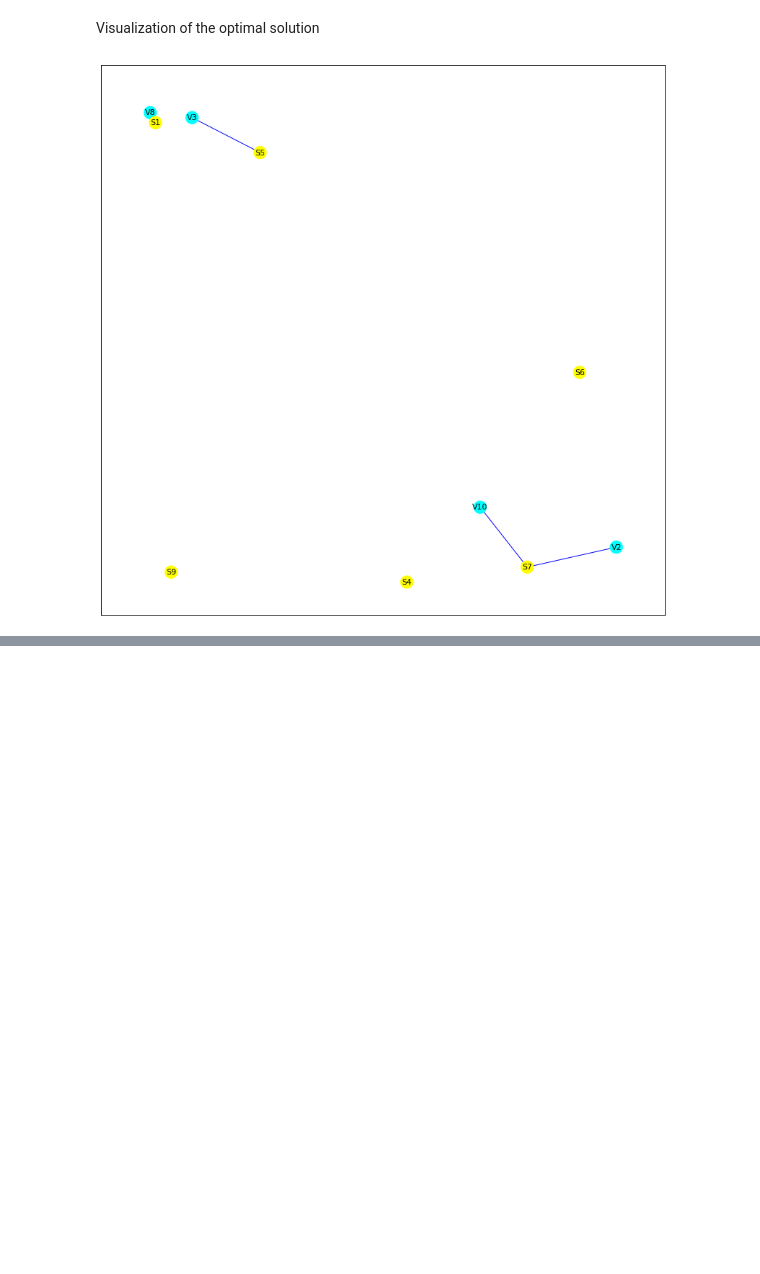
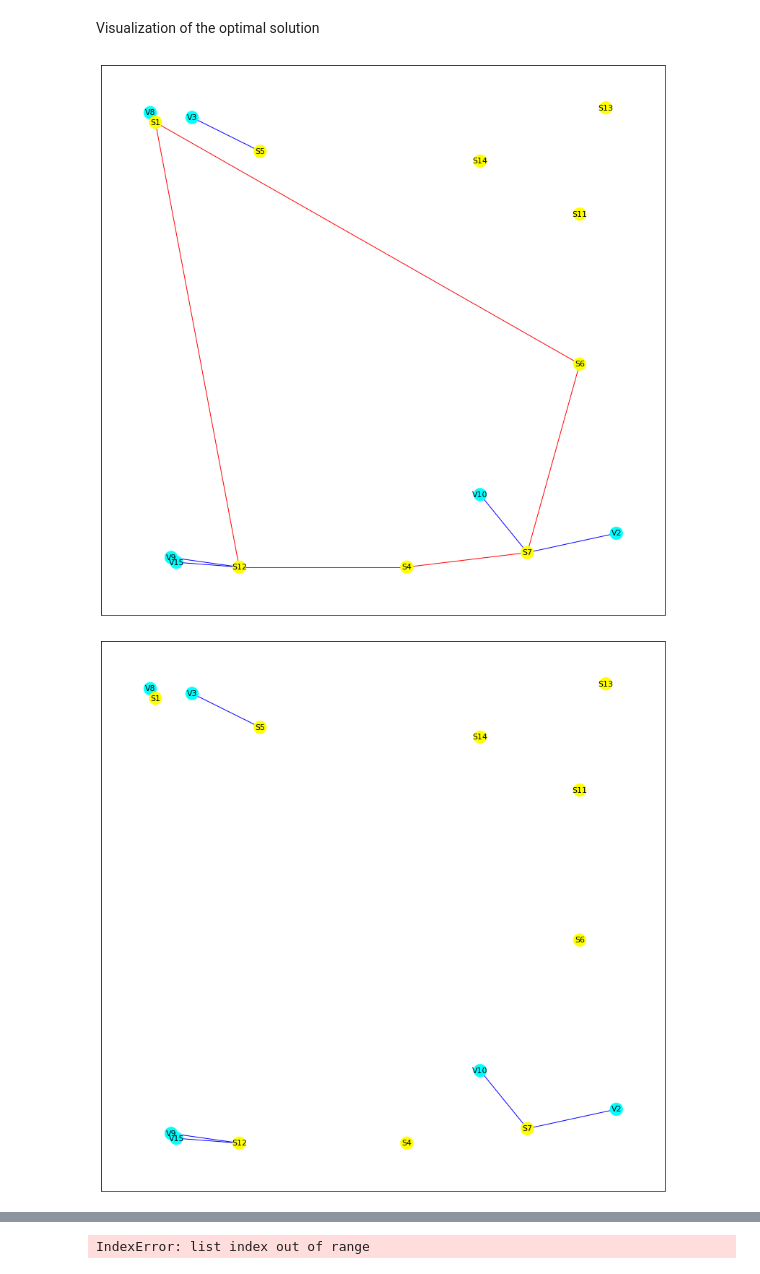
Before and after one commit to Nicola-Taddei/RoboMarkt, a Jupyter notebook: RobotMarkt.ipynb, the cells around one changed output, grey strips where cells are left out. Cells and saved outputs as stored; diff of their text form; code cells hidden in the pictures; blank space fills up the shorter version.

Commit message:
Fixed path bug

```diff
--- a/RobotMarkt.ipynb
+++ b/RobotMarkt.ipynb
@@ -10,7 +10,7 @@ from math import sqrt, pow
 from robomarkt_0 import Cx, Cy, usable, Dc, maxdist, mindist, maxstores, Fc, Vc
 
 # reduce problem size
-n = 10
+n = 15
 Cx = Cx[0:n]
 Cy = Cy[0:n]
 usable = usable[0:n]
@@ -77,7 +77,7 @@ for t in trucks:
     m_exact.add_constr(mip.xsum(trucks_visits[t][i] for i in villages) <= maxstores + 1)
 
 # every store has to be refilled
-for i in villages[1:-1]:    #the base location is considered automatically refilled
+for i in villages[1:n]:    #the base location is considered automatically refilled
     m_exact.add_constr(mip.xsum(trucks_visits[t][i] for t in trucks) == stores[i])
 
 # the path of each truck is an Hamiltonian cicle between the chosen stores
@@ -91,7 +91,7 @@ for t in trucks:
 for t in trucks:
     m_exact.add_constr(counters[t][0] == 0)
     for i in villages:
-        for j in villages[1:-1]:
+        for j in villages[1:n]:
             m_exact.add_constr(counters[t][j] <= counters[t][i] + 1 - n*(trucks_paths[t][i][j] - 1))
             m_exact.add_constr(counters[t][j] >= counters[t][i] + 1 + n*(trucks_paths[t][i][j] - 1))
         m_exact.add_constr(mip.xsum(trucks_visits[t][v] for v in villages) <= counters[t][i] + 1 - n*(trucks_paths[t][i][0] - 1))
@@ -131,29 +131,35 @@ Total time (CPU seconds):       0.37   (Wallclock seconds):       0.37
 # %% [markdown]
 Visualization of the optimal solution
 # %%
-g = nx.Graph()
+#plt.ion()
 
-V = [i for i in villages if stores[i].x == 0]
-S = [i for i in villages if stores[i].x == 1]
+#print(sum([trucks_paths[t][i][14]]))
 
-g.add_nodes_from([f'V{i+1}' for i in V])
-g.add_nodes_from([f'S{i+1}' for i in S])
-positions = {**{f'V{i+1}' : (Cx[i], Cy[i]) for i in V}, **{f'S{i+1}' : (Cx[i], Cy[i]) for i in S}}
+while True:
+    g = nx.Graph()
 
-node_colors = ['cyan' for i in V] + ['yellow' for i in S]
+    V = [i for i in villages if stores[i].x == 0]
+    S = [i for i in villages if stores[i].x == 1]
 
-links_e = [(f'V{i+1}', f'S{j+1}') for i in V for j in S if links[i][j].x == 1]
-g.add_edges_from(links_e)
+    g.add_nodes_from([f'V{i+1}' for i in V])
+    g.add_nodes_from([f'S{i+1}' for i in S])
+    positions = {**{f'V{i+1}' : (Cx[i], Cy[i]) for i in V}, **{f'S{i+1}' : (Cx[i], Cy[i]) for i in S}}
 
-selected_truck = int(input("Insert the truck path you want to visualize"))
-#paths_e = [(f'S{i+1}', f'S{j+1}') for i in S for j in S if 1 in [trucks_paths[t][i][j].x for t in trucks]]
-paths_e = [(f'S{i+1}', f'S{j+1}') for i in S for j in S if trucks_paths[selected_truck][i][j].x == 1]
-g.add_edges_from(paths_e)
+    node_colors = ['cyan' for i in V] + ['yellow' for i in S]
 
-edge_colors = ['blue' for _ in links_e] + ['red' for _ in paths_e]
+    links_e = [(f'V{i+1}', f'S{j+1}') for i in V for j in S if links[i][j].x == 1]
+    g.add_edges_from(links_e)
+    selected_truck = int(input("Insert the truck path you want to visualize"))
+    #paths_e = [(f'S{i+1}', f'S{j+1}') for i in S for j in S if 1 in [trucks_paths[t][i][j].x for t in trucks]]
+    paths_e = [(f'S{i+1}', f'S{j+1}') for i in S for j in S if trucks_paths[selected_truck][i][j].x == 1]
+    g.add_edges_from(paths_e)
 
-plt.figure(1, figsize=(14,14))
-nx.draw_networkx(g, font_size=11, pos=positions, edge_color=edge_colors, node_color=node_colors)
-plt.show()
+    edge_colors = ['blue' for _ in links_e] + ['red' for _ in paths_e]
+
+    #plt.clf()
+    plt.figure(1, figsize=(14,14))
+    nx.draw_networkx(g, font_size=11, pos=positions, edge_color=edge_colors, node_color=node_colors)
+    plt.show()
 # %% [output]
-[figure, old version]
+[figure, new version]
+[figure, added]
@@ -159,0 +168 @@ plt.show()
+IndexError: list index out of range
```
Also changed, not shown: parts of 2 cells of this notebook.
